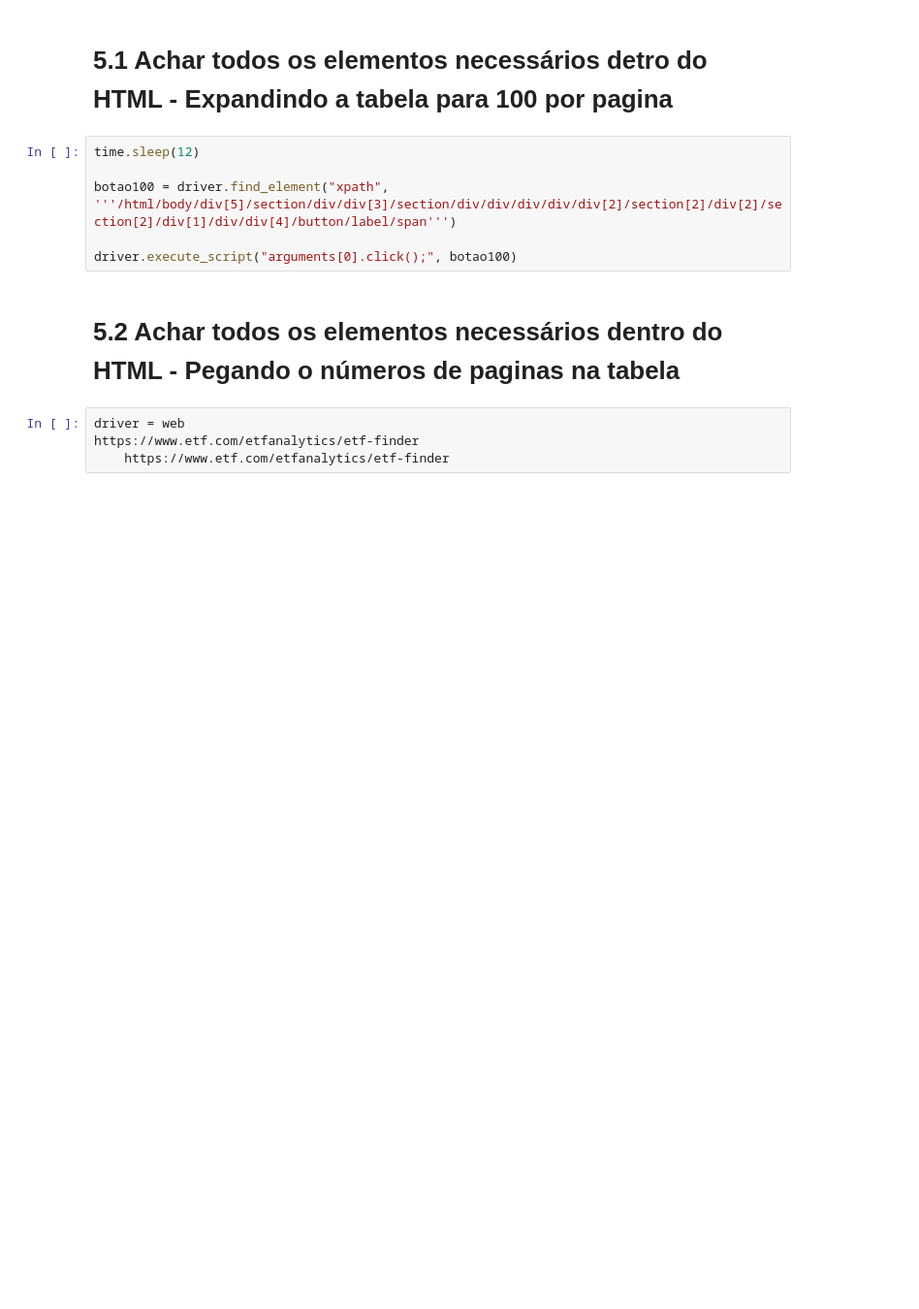
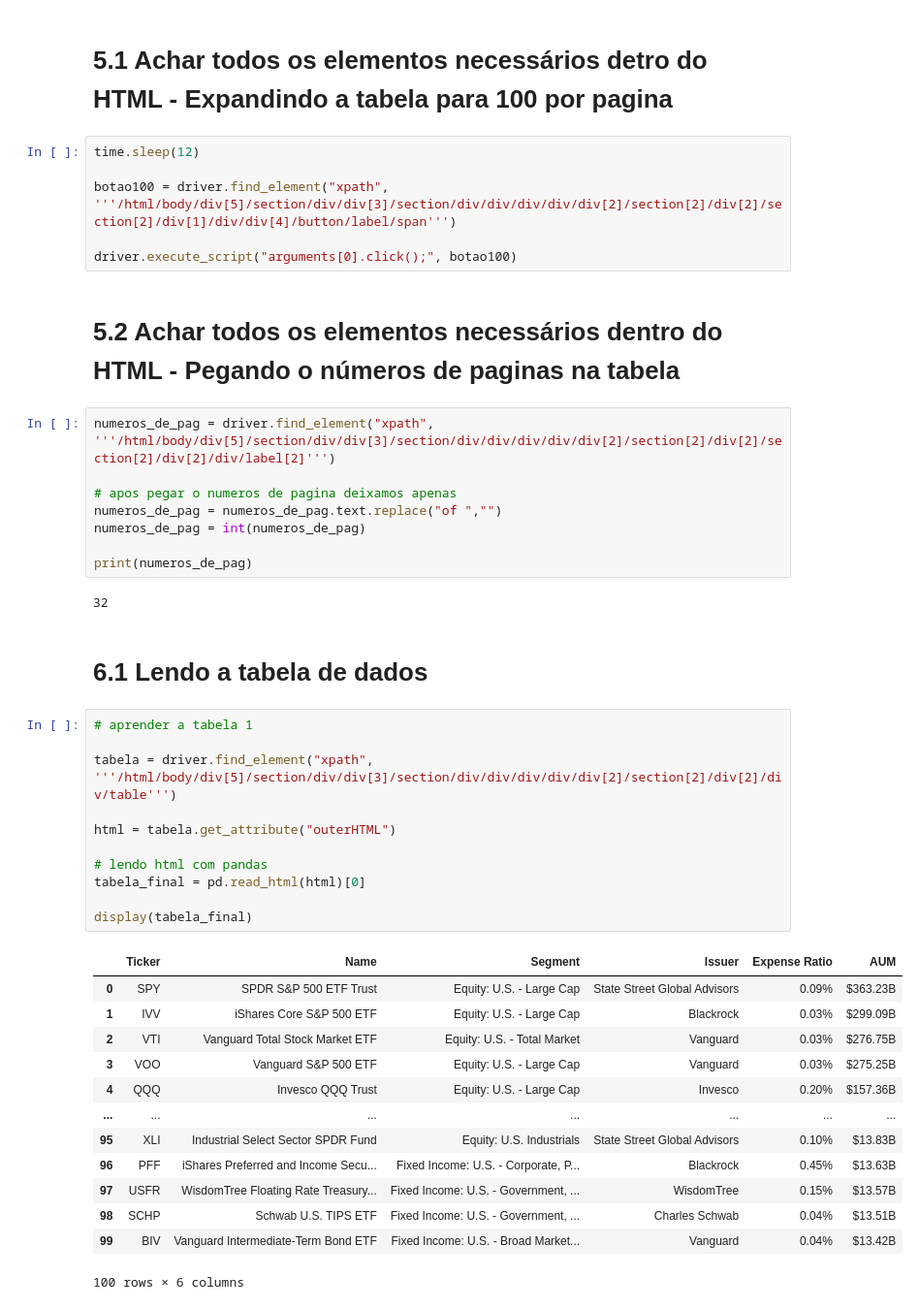
Before and after one commit to ClaudioFritzen/Relatorio_do_dolar_Ibovespa, a Jupyter notebook: BotdaB3 (1).ipynb, the cells around one changed output. Shown at 97% size. Drawn from its saved outputs; the diff is of its cells as text; blank space fills up the shorter version.

```diff
--- a/BotdaB3 (1).ipynb
+++ b/BotdaB3 (1).ipynb
@@ -96,6 +97,39 @@ driver.execute_script("arguments[0].click();", botao100)
 # %% [markdown]
 # 5.2 Achar todos os elementos necessários dentro do HTML - Pegando o números de paginas na tabela
 # %%
-driver = web
-https://www.etf.com/etfanalytics/etf-finder
-    https://www.etf.com/etfanalytics/etf-finder
+numeros_de_pag = driver.find_element("xpath", '''/html/body/div[5]/section/div/div[3]/section/div/div/div/div/div[2]/section[2]/div[2]/section[2]/div[2]/div/label[2]''')
+
+# apos pegar o numeros de pagina deixamos apenas
+numeros_de_pag = numeros_de_pag.text.replace("of ","")
+numeros_de_pag = int(numeros_de_pag)
+
+print(numeros_de_pag)
+# %% [output]
+32
+# %% [markdown]
+# 6.1 Lendo a tabela de dados
+# %%
+# aprender a tabela 1
+
+tabela = driver.find_element("xpath", '''/html/body/div[5]/section/div/div[3]/section/div/div/div/div/div[2]/section[2]/div[2]/div/table''')
+
+html = tabela.get_attribute("outerHTML")
+
+# lendo html com pandas
+tabela_final = pd.read_html(html)[0]
+
+display(tabela_final)
+# %% [output]
+|  | Ticker | Name | Segment | Issuer | Expense Ratio | AUM |
+| 0 | SPY | SPDR S&P 500 ETF Trust | Equity: U.S. - Large Cap | State Street Global Advisors | 0.09% | $363.23B |
+| 1 | IVV | iShares Core S&P 500 ETF | Equity: U.S. - Large Cap | Blackrock | 0.03% | $299.09B |
+| 2 | VTI | Vanguard Total Stock Market ETF | Equity: U.S. - Total Market | Vanguard | 0.03% | $276.75B |
+| 3 | VOO | Vanguard S&P 500 ETF | Equity: U.S. - Large Cap | Vanguard | 0.03% | $275.25B |
+| 4 | QQQ | Invesco QQQ Trust | Equity: U.S. - Large Cap | Invesco | 0.20% | $157.36B |
+| ... | ... | ... | ... | ... | ... | ... |
+| 95 | XLI | Industrial Select Sector SPDR Fund | Equity: U.S. Industrials | State Street Global Advisors | 0.10% | $13.83B |
+| 96 | PFF | iShares Preferred and Income Secu... | Fixed Income: U.S. - Corporate, P... | Blackrock | 0.45% | $13.63B |
+| 97 | USFR | WisdomTree Floating Rate Treasury... | Fixed Income: U.S. - Government, ... | WisdomTree | 0.15% | $13.57B |
+| 98 | SCHP | Schwab U.S. TIPS ETF | Fixed Income: U.S. - Government, ... | Charles Schwab | 0.04% | $13.51B |
+| 99 | BIV | Vanguard Intermediate-Term Bond ETF | Fixed Income: U.S. - Broad Market... | Vanguard | 0.04% | $13.42B |
+100 rows × 6 columns
```
Also changed, not shown: parts of 14 cells of this notebook.
